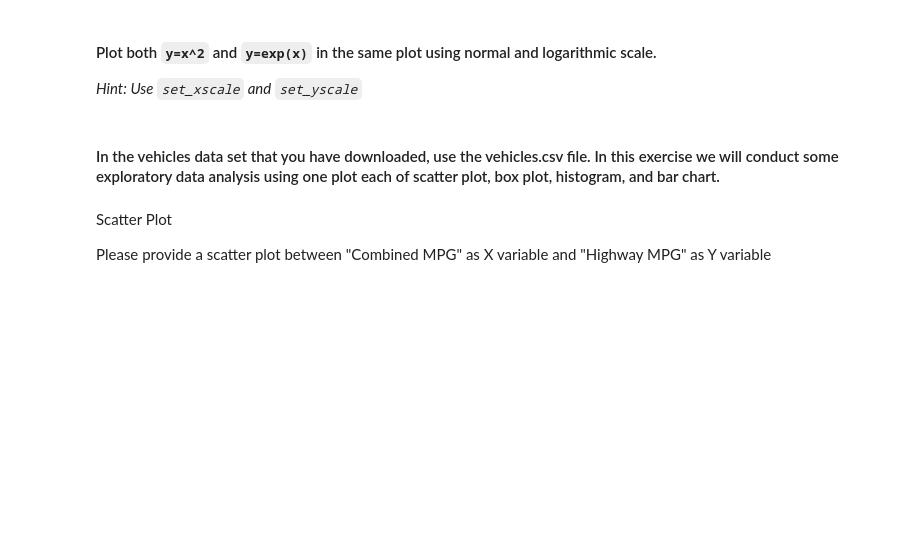
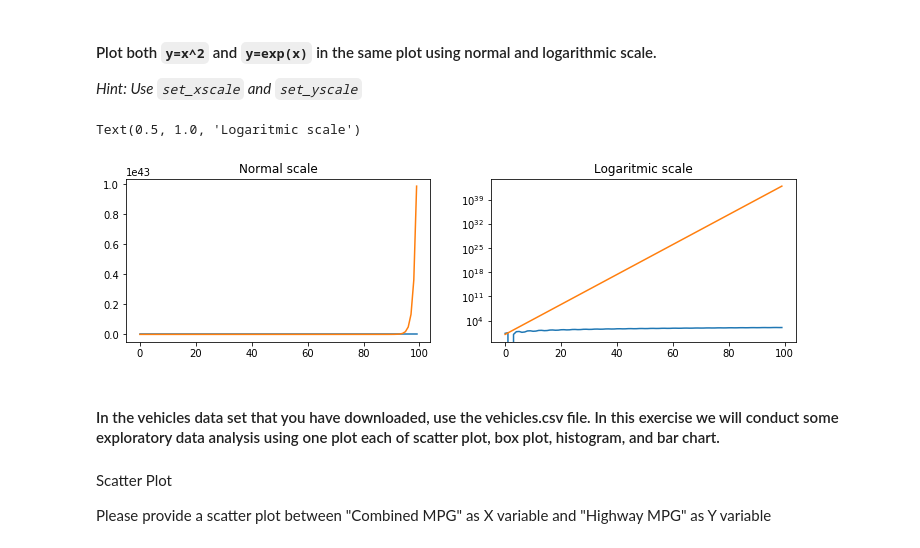
Before and after one commit to sacses/dataptmad1019, a Jupyter notebook: module-2/lab-matplotlib-seaborn/your-code/challenge-1.ipynb, the cells around one changed output. Cells and saved outputs as stored; diff of their text form; code cells hidden in the pictures; blank space fills up the shorter version.

```diff
--- a/module-2/lab-matplotlib-seaborn/your-code/challenge-1.ipynb
+++ b/module-2/lab-matplotlib-seaborn/your-code/challenge-1.ipynb
@@ -65,3 +86,18 @@ ax[1].plot(x, z, '--')
+# %%
+# your code here
+fig, ax = plt.subplots(nrows=1, ncols=2, figsize=(12, 3))
+
+a = x^2
+b = np.exp(x)
+
+ax[0].plot(x, a, x, b)
+ax[0].set_title('Normal scale')
+ax[1].plot(x, a, x, b)
+ax[1].set_yscale('log')
+ax[1].set_title('Logaritmic scale')
+# %% [output]
+Text(0.5, 1.0, 'Logaritmic scale')
+[figure, added]
 # %% [markdown]
 #### In the vehicles data set that you have downloaded, use the vehicles.csv file. In this exercise we will conduct some exploratory data analysis using one plot each of scatter plot, box plot, histogram, and bar chart.
 # %% [markdown]
```
Also changed, not shown: parts of 17 cells of this notebook.
